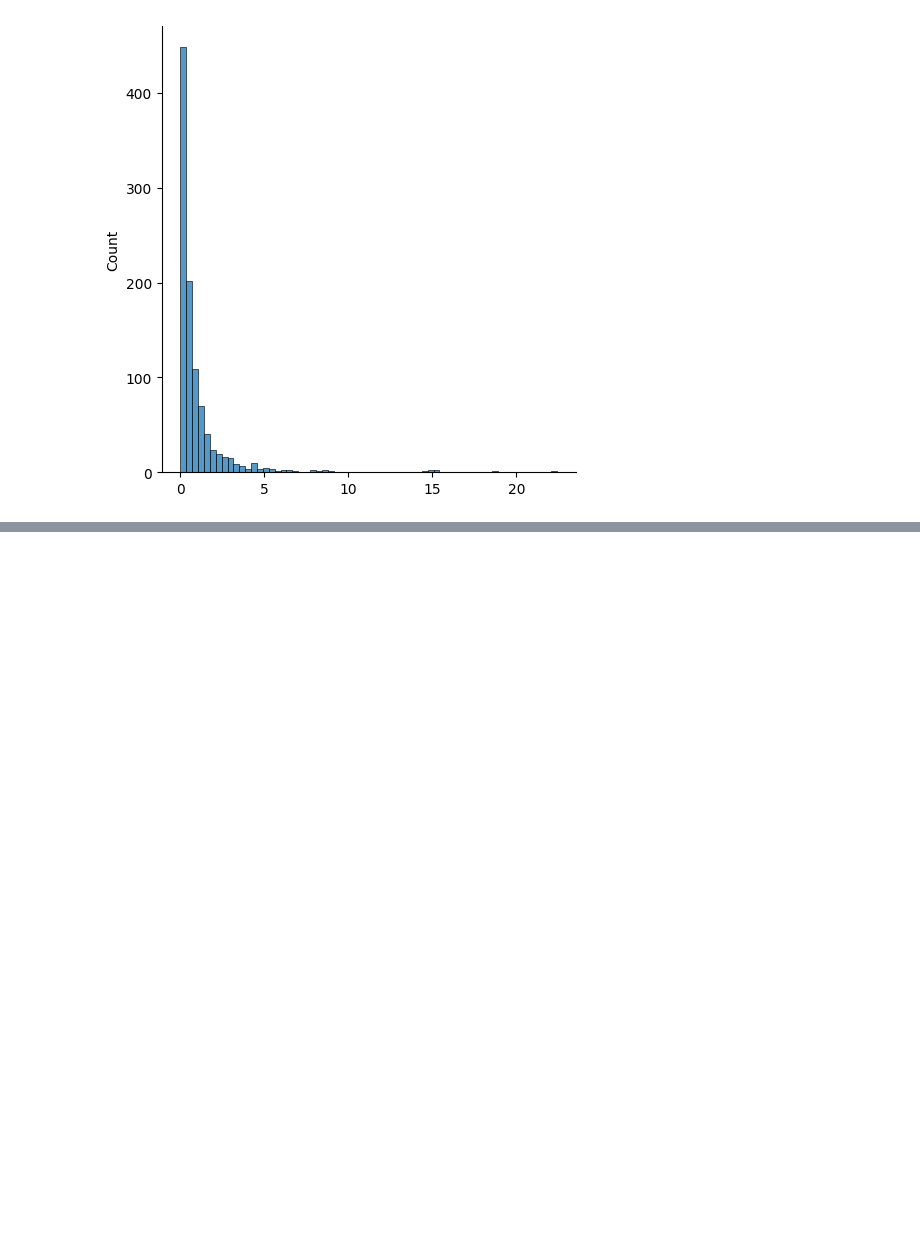
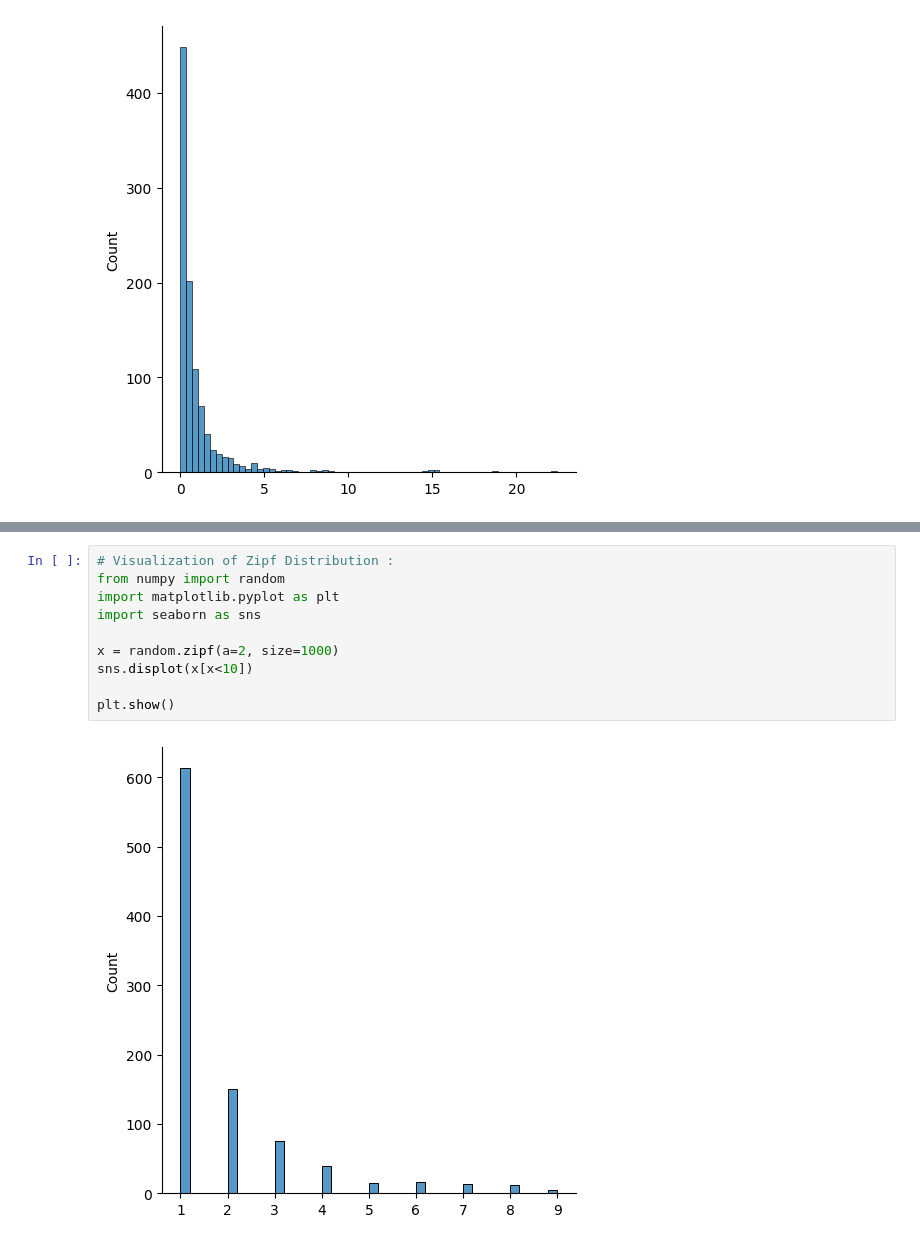
Before and after one commit to shubhajyotimitra/numpy-pandas-notebook, a Jupyter notebook: numpy_random.ipynb, the cells around one changed output, grey strips where cells are left out. Cells and saved outputs as stored; diff of their text form; blank space fills up the shorter version.

```diff
--- a/numpy_random.ipynb
+++ b/numpy_random.ipynb
@@ -488,0 +507,12 @@ plt.show()
+# %%
+# Visualization of Zipf Distribution :
+from numpy import random
+import matplotlib.pyplot as plt
+import seaborn as sns
+
+x = random.zipf(a=2, size=1000)
+sns.displot(x[x<10])
+
+plt.show()
+# %% [output]
+[figure, added]
```
Also changed, not shown: parts of 3 cells of this notebook.
